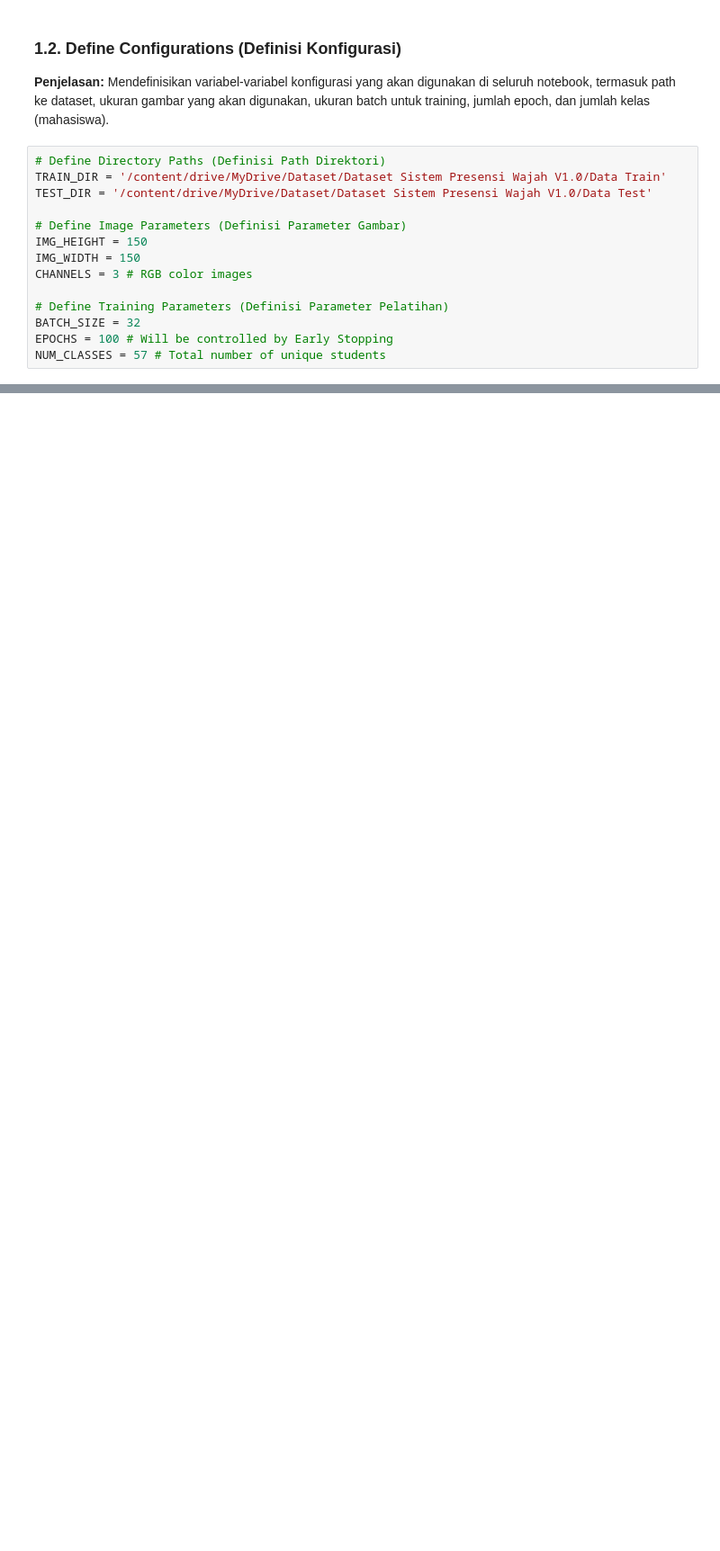
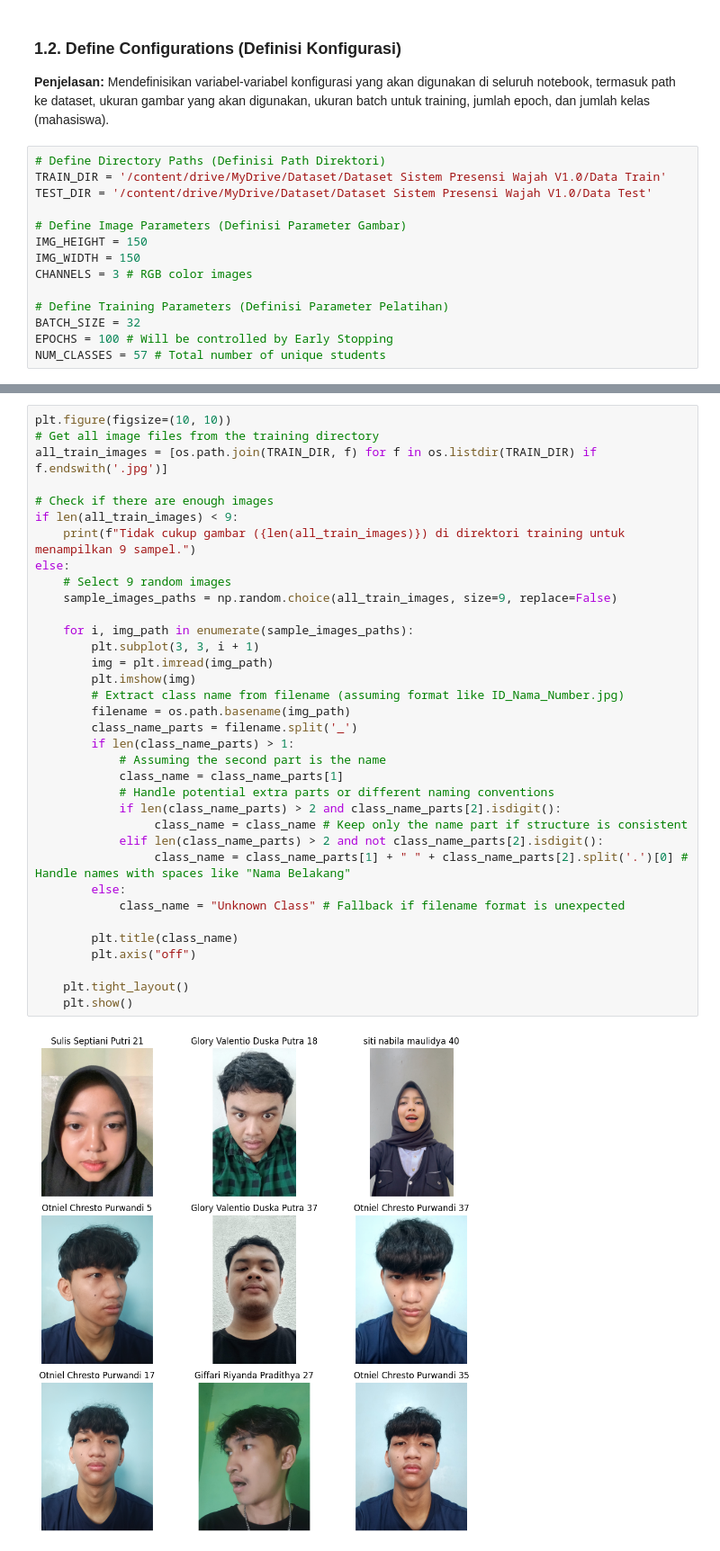
Before and after one commit to LatiefDataVisionary/deep-learning-college-task, a Jupyter notebook: tasks/src/MK_Deep_Learning_W5.ipynb, the cells around one changed output, grey strips where cells are left out. Shown at 90% size. Cells and saved outputs as stored; diff of their text form; blank space fills up the shorter version.

```diff
--- a/tasks/src/MK_Deep_Learning_W5.ipynb
+++ b/tasks/src/MK_Deep_Learning_W5.ipynb
@@ -105,0 +162,37 @@ NUM_CLASSES = 57 # Total number of unique students
+# %%
+plt.figure(figsize=(10, 10))
+# Get all image files from the training directory
+all_train_images = [os.path.join(TRAIN_DIR, f) for f in os.listdir(TRAIN_DIR) if f.endswith('.jpg')]
+
+# Check if there are enough images
+if len(all_train_images) < 9:
+    print(f"Tidak cukup gambar ({len(all_train_images)}) di direktori training untuk menampilkan 9 sampel.")
+else:
+    # Select 9 random images
+    sample_images_paths = np.random.choice(all_train_images, size=9, replace=False)
+
+    for i, img_path in enumerate(sample_images_paths):
+        plt.subplot(3, 3, i + 1)
+        img = plt.imread(img_path)
+        plt.imshow(img)
+        # Extract class name from filename (assuming format like ID_Nama_Number.jpg)
+        filename = os.path.basename(img_path)
+        class_name_parts = filename.split('_')
+        if len(class_name_parts) > 1:
+            # Assuming the second part is the name
+            class_name = class_name_parts[1]
+            # Handle potential extra parts or different naming conventions
+            if len(class_name_parts) > 2 and class_name_parts[2].isdigit():
+                 class_name = class_name # Keep only the name part if structure is consistent
+            elif len(class_name_parts) > 2 and not class_name_parts[2].isdigit():
+                 class_name = class_name_parts[1] + " " + class_name_parts[2].split('.')[0] # Handle names with spaces like "Nama Belakang"
+        else:
+            class_name = "Unknown Class" # Fallback if filename format is unexpected
+
+        plt.title(class_name)
+        plt.axis("off")
+
+    plt.tight_layout()
+    plt.show()
+# %% [output]
+[figure, added]
```
Also changed, not shown: parts of 6 cells of this notebook.
